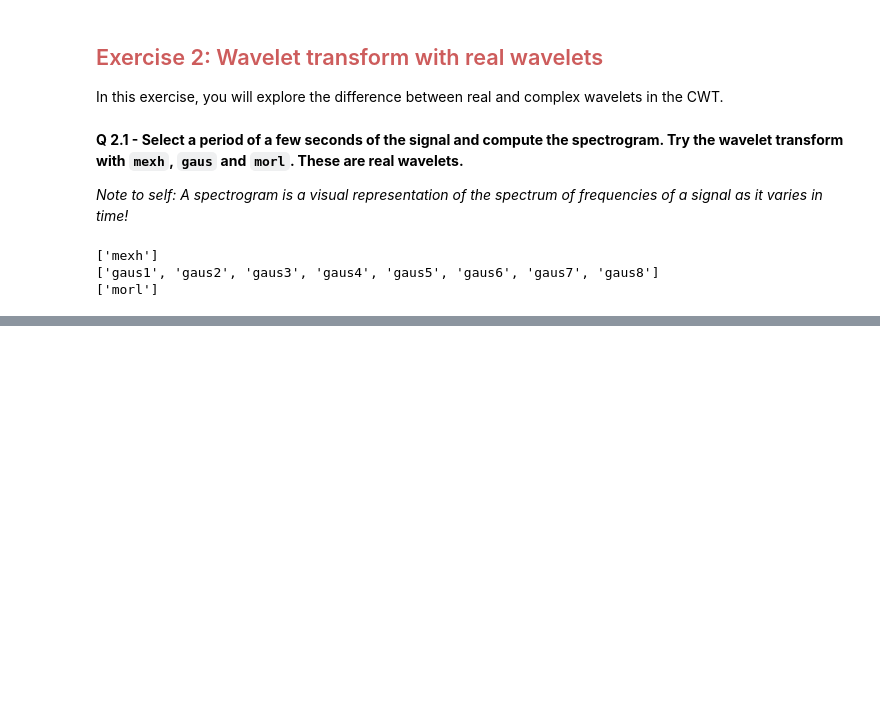
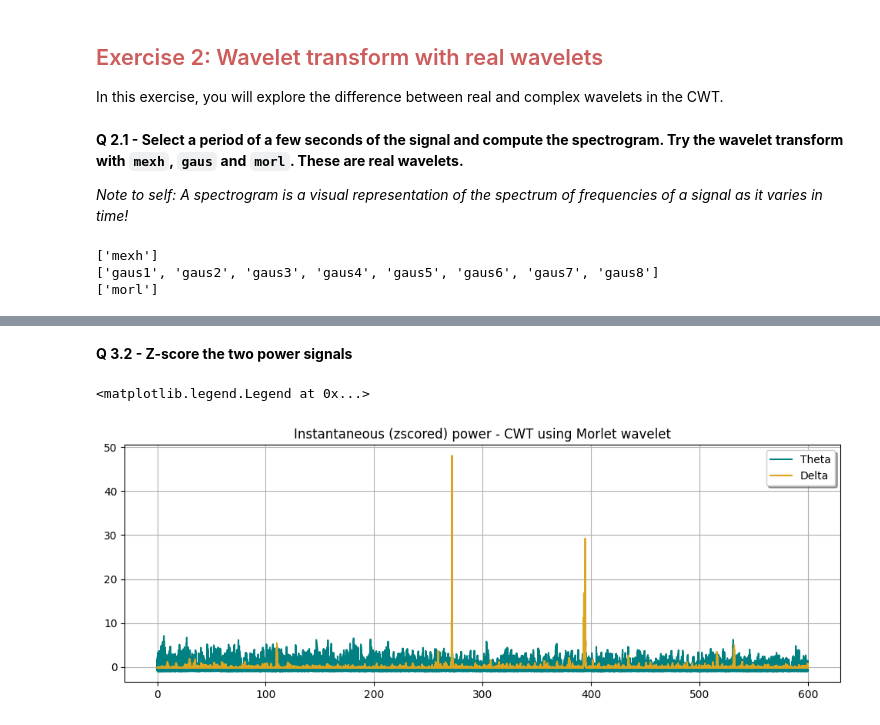
Before and after one commit to DanielaOS/NeuralAnalysis, a Jupyter notebook: neural-data-master/01-local_field_potential/LFP_exercises_mine.ipynb, the cells around one changed output, grey strips where cells are left out. Cells and saved outputs as stored; diff of their text form; code cells hidden in the pictures; blank space fills up the shorter version.

```diff
--- a/neural-data-master/01-local_field_potential/LFP_exercises_mine.ipynb
+++ b/neural-data-master/01-local_field_potential/LFP_exercises_mine.ipynb
@@ -208,0 +217,16 @@ Text(0, 0.5, 'Power')
+# %% [markdown]
+**Q 3.2 - Z-score the two power signals**
+# %%
+from scipy.stats import zscore
+theta_power = zscore(theta_power)
+delta_power = zscore(delta_power)
+
+plt.figure(figsize=(12,4))
+plt.title('Instantaneous (zscored) power - CWT using Morlet wavelet')
+plt.grid()
+plt.plot(time, theta_power, color='teal', label='Theta')
+plt.plot(time, delta_power, color='goldenrod', label='Delta')
+plt.legend(shadow=True)
+# %% [output]
+<matplotlib.legend.Legend at 0x...>
+[figure, added]
```
Also changed, not shown: parts of 16 cells of this notebook, 1 other file.
